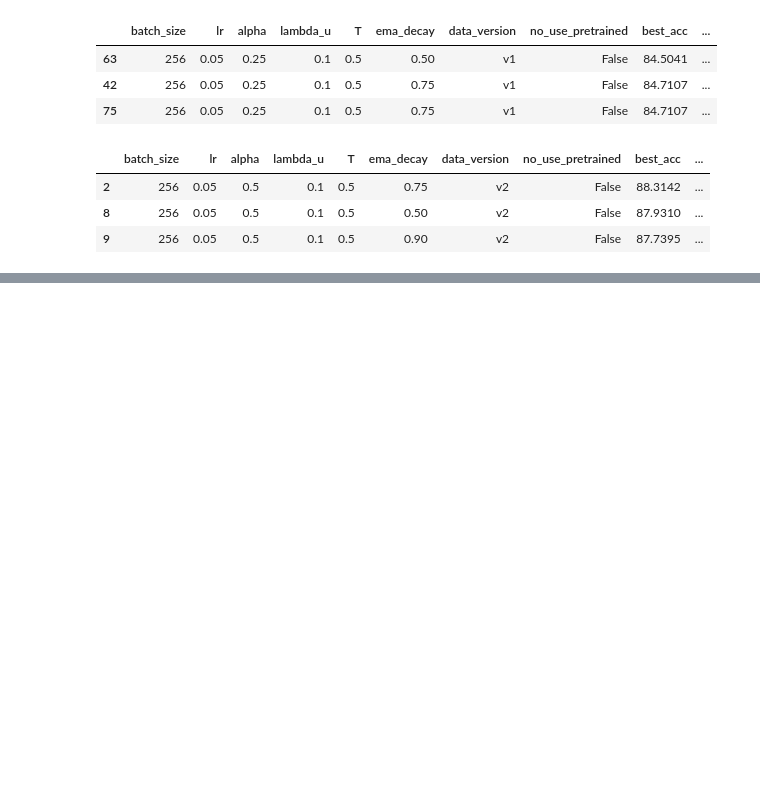
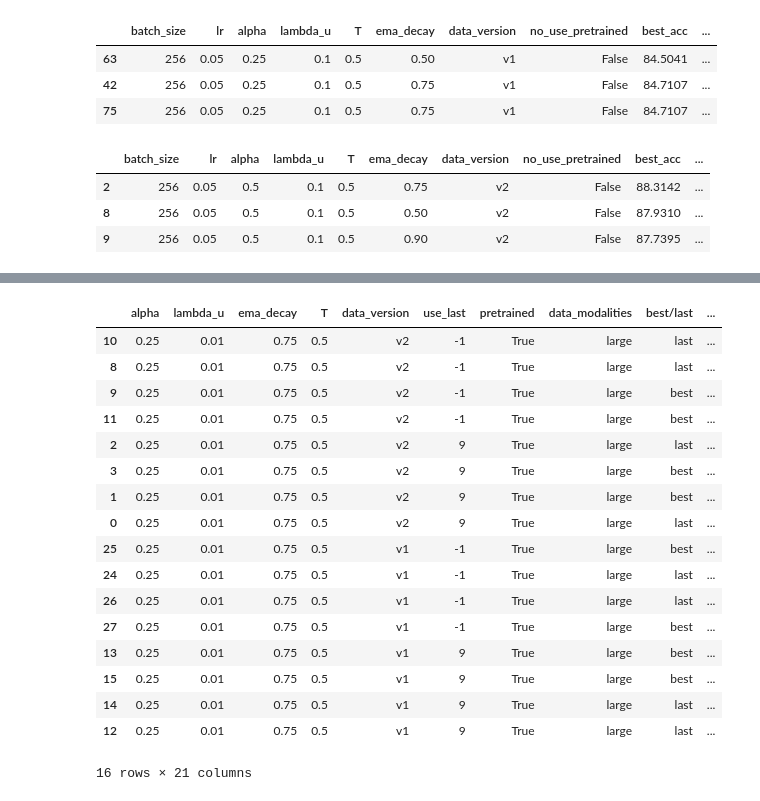
Before and after one commit to narthnil/b2p-siteident, a Jupyter notebook: notebooks/analyse hyperparam ssl.ipynb, the cells around one changed output, grey strips where cells are left out. Drawn from its saved outputs; the diff is of its cells as text; code cells hidden in the pictures; blank space fills up the shorter version.

```diff
--- a/notebooks/analyse hyperparam ssl.ipynb
+++ b/notebooks/analyse hyperparam ssl.ipynb
@@ -186,0 +243,40 @@ for use_several in [False, True]:
+# %%
+eval_fps = "/data/b2p-siteident/experiments/ssl_results/*/*/*"
+# %%
+feats = [
+    # "batch_size",
+    # "lr",
+    "alpha",
+    "lambda_u",
+    "ema_decay",
+    "T",
+    # "tile_size",
+    # "model",
+    "data_version",
+    "use_last",
+    "pretrained",
+    "data_modalities"
+]
+
+add_feats = [
+    "best/last",
+    "use_several",
+    # "num_test_samples"
+]
+
+metrics = [
+    # "epoch",
+    "val_acc",
+    # "val_weighted_f1",
+    # "val_loss",
+    "test_acc",
+    "test_weighted_f1",
+    # "test_loss",
+    # "test_rw_acc",
+    "test_rw_weighted_f1",
+    # "test_rw_loss",
+    # "test_ug_acc",
+    "test_ug_weighted_f1",
+    # "test_ug_loss",
+    "ecount"
+]
@@ -186,0 +366,21 @@ for use_several in [False, True]:
+# %%
+df[df.data_modalities == "large"].sort_values(by=["data_version", "val_acc_m"], ascending=False)
+# %% [output]
+|  | alpha | lambda_u | ema_decay | T | data_version | use_last | pretrained | data_modalities | best/last | ... |
+| 10 | 0.25 | 0.01 | 0.75 | 0.5 | v2 | -1 | True | large | last | ... |
+| 8 | 0.25 | 0.01 | 0.75 | 0.5 | v2 | -1 | True | large | last | ... |
+| 9 | 0.25 | 0.01 | 0.75 | 0.5 | v2 | -1 | True | large | best | ... |
+| 11 | 0.25 | 0.01 | 0.75 | 0.5 | v2 | -1 | True | large | best | ... |
+| 2 | 0.25 | 0.01 | 0.75 | 0.5 | v2 | 9 | True | large | last | ... |
+| 3 | 0.25 | 0.01 | 0.75 | 0.5 | v2 | 9 | True | large | best | ... |
+| 1 | 0.25 | 0.01 | 0.75 | 0.5 | v2 | 9 | True | large | best | ... |
+| 0 | 0.25 | 0.01 | 0.75 | 0.5 | v2 | 9 | True | large | last | ... |
+| 25 | 0.25 | 0.01 | 0.75 | 0.5 | v1 | -1 | True | large | best | ... |
+| 24 | 0.25 | 0.01 | 0.75 | 0.5 | v1 | -1 | True | large | last | ... |
+| 26 | 0.25 | 0.01 | 0.75 | 0.5 | v1 | -1 | True | large | last | ... |
+| 27 | 0.25 | 0.01 | 0.75 | 0.5 | v1 | -1 | True | large | best | ... |
+| 13 | 0.25 | 0.01 | 0.75 | 0.5 | v1 | 9 | True | large | best | ... |
+| 15 | 0.25 | 0.01 | 0.75 | 0.5 | v1 | 9 | True | large | best | ... |
+| 14 | 0.25 | 0.01 | 0.75 | 0.5 | v1 | 9 | True | large | last | ... |
+| 12 | 0.25 | 0.01 | 0.75 | 0.5 | v1 | 9 | True | large | last | ... |
+16 rows × 21 columns
```
Also changed, not shown: parts of 15 cells of this notebook, 7 other files.
